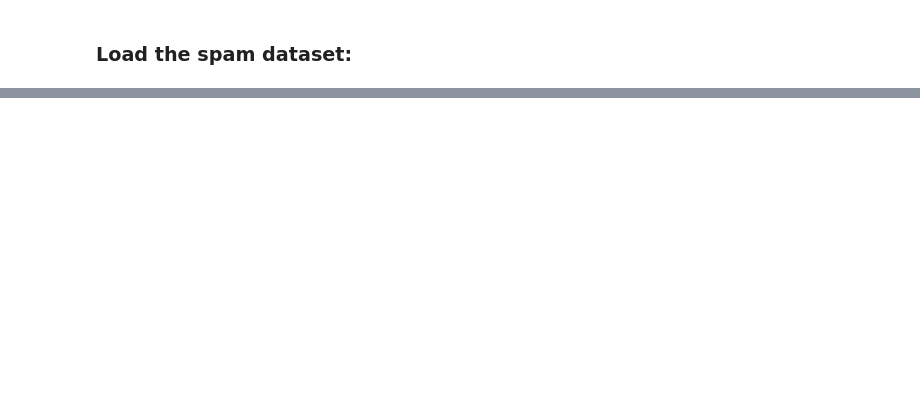
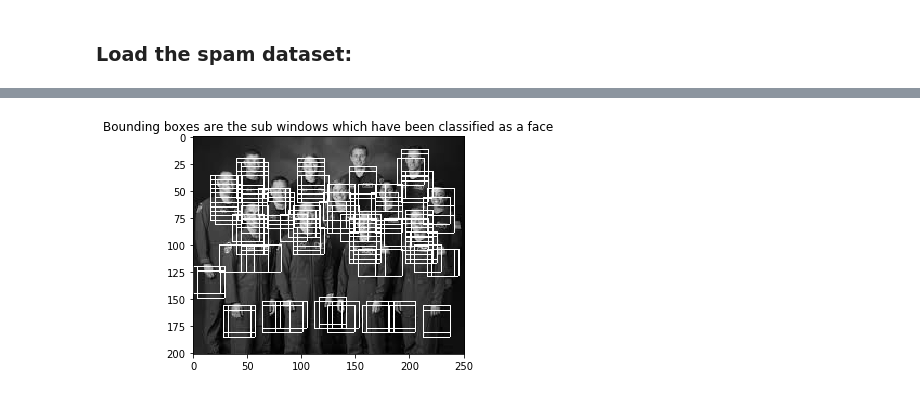
Before and after one commit to dunky11/mustererkennung, a Jupyter notebook: A7/Assignment7.ipynb, the cells around one changed output, grey strips where cells are left out. Saved outputs shown, nothing was run; the diff lists cells and outputs as text; code cells hidden in the pictures; blank space fills up the shorter version.

Commit message:
Version which is nearly ready to submit

```diff
--- a/A7/Assignment7.ipynb
+++ b/A7/Assignment7.ipynb
@@ -654,0 +722,10 @@ IndexError: boolean index did not match indexed array along dimension 0; dimensi
+# %%
+%%time
+marked_img = clf.slide_over_img(astronauts, slide_shape=(25, 25), stride=4, use_cascade=True)
+
+
+plt.imshow(marked_img, cmap="gray")
+plt.title("Bounding boxes are the sub windows which have been classified as a face")
+plt.show()
+# %% [output]
+[figure, added]
```
Also changed, not shown: parts of 31 cells of this notebook.
